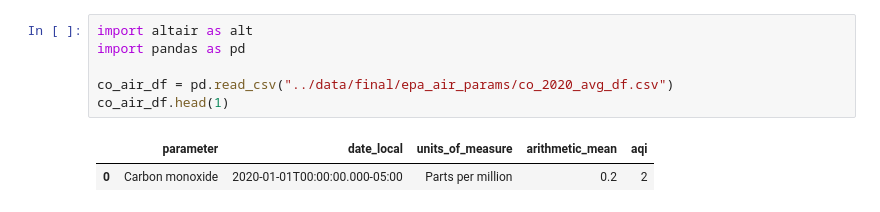
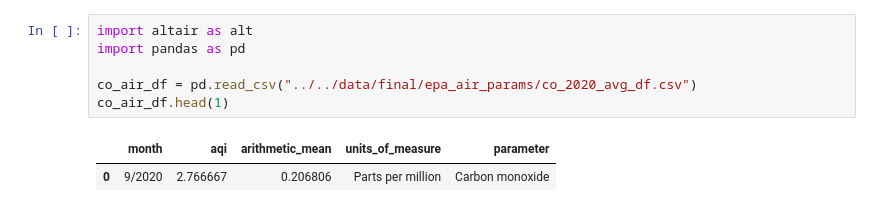
Before and after one commit to divyap2706/Reduced-to-home, a Jupyter notebook: src/vis_src/EPA_Air_vis_altair.ipynb, the cells around one changed output. Drawn from its saved outputs; the diff is of its cells as text.

Commit message:
fixed spark job so that all output csv's don't have the same parameter, updated the EPA visualization notebook for new project structure and changed filenames

```diff
--- a/src/vis_src/EPA_Air_vis_altair.ipynb
+++ b/src/vis_src/EPA_Air_vis_altair.ipynb
@@ -1,11 +1,11 @@
 # %%
 import altair as alt
 import pandas as pd
 
-co_air_df = pd.read_csv("../data/final/epa_air_params/co_2020_avg_df.csv")
+co_air_df = pd.read_csv("../../data/final/epa_air_params/co_2020_avg_df.csv")
 co_air_df.head(1)
 # %% [output]
-|  | parameter | date_local | units_of_measure | arithmetic_mean | aqi |
-| 0 | Carbon monoxide | 2020-01-01T00:00:00.000-05:00 | Parts per million | 0.2 | 2 |
+|  | month | aqi | arithmetic_mean | units_of_measure | parameter |
+| 0 | 9/2020 | 2.766667 | 0.206806 | Parts per million | Carbon monoxide |
 # %%
 alt.Chart(co_air_df).mark_line().encode(
```
Also changed, not shown: parts of 10 cells of this notebook, 1 other file.
